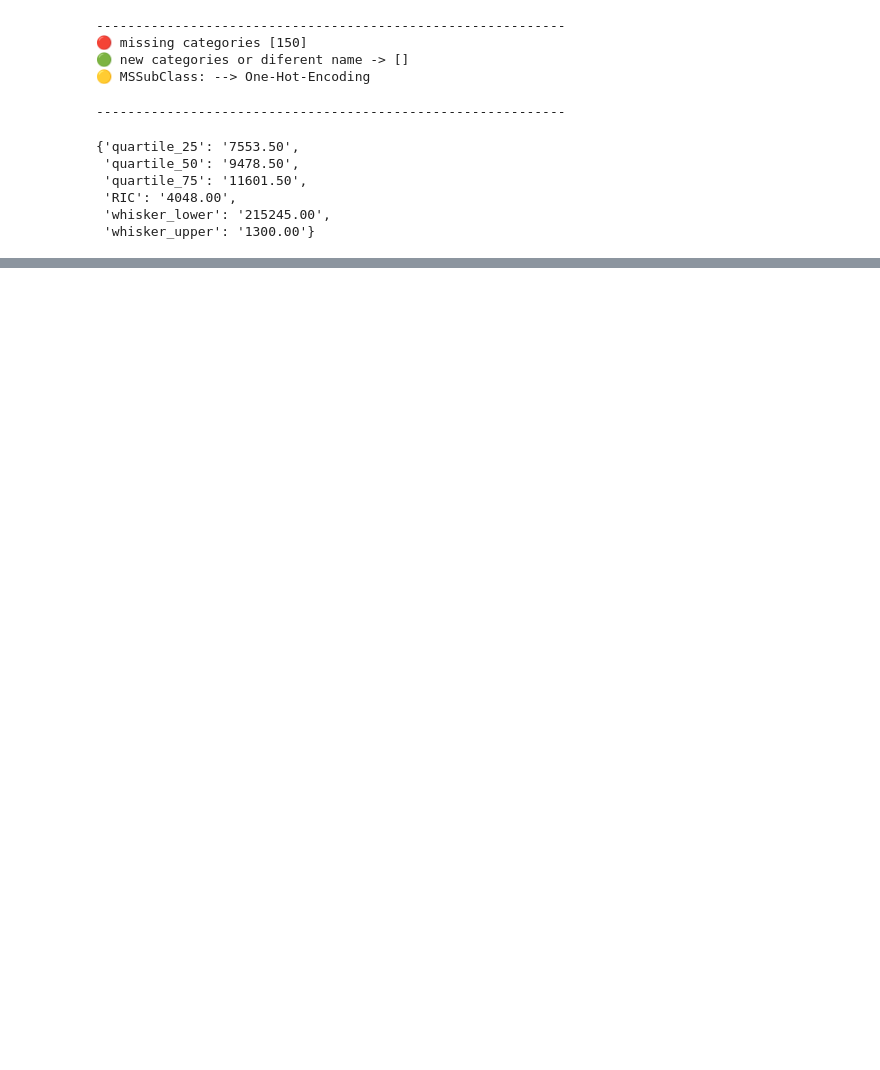
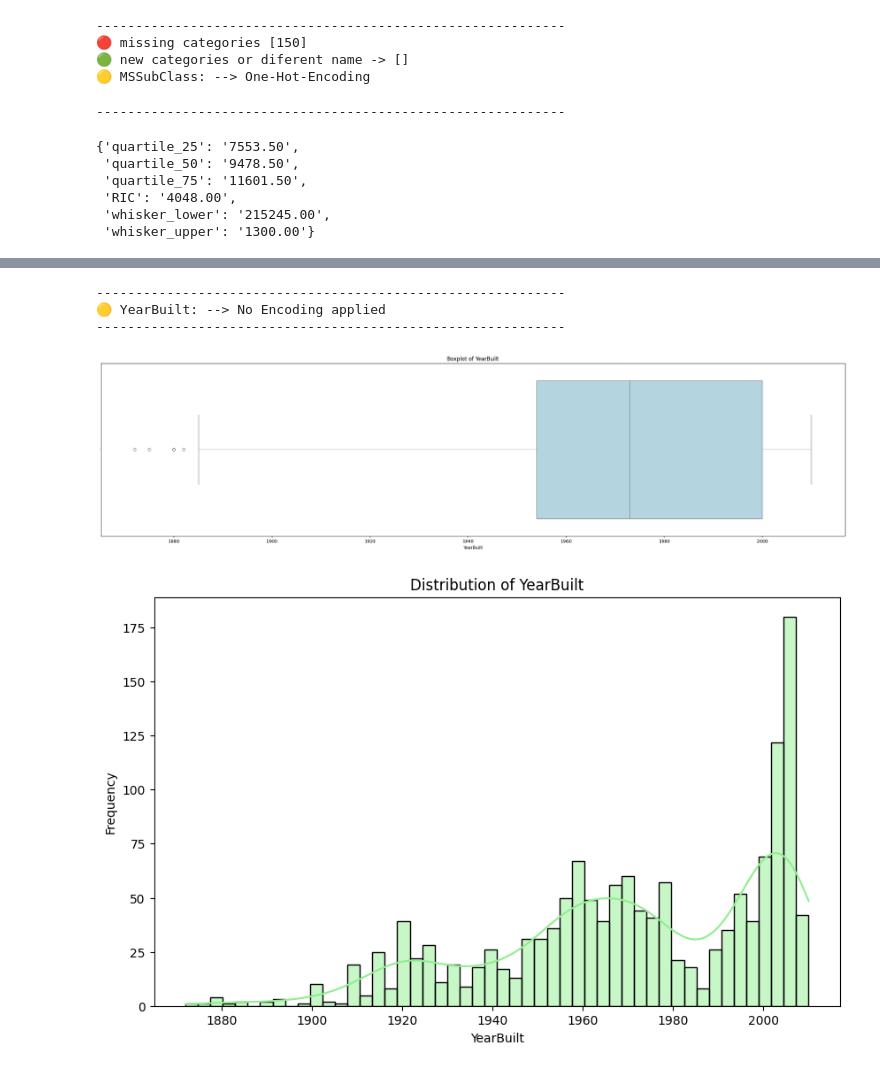
Before and after one commit to Albe036/ML-house-prices, a Jupyter notebook: notebooks/eda_01.ipynb, the cells around one changed output, grey strips where cells are left out. Saved outputs shown, nothing was run; the diff lists cells and outputs as text; code cells hidden in the pictures; blank space fills up the shorter version.

Commit message:
continuacion de analisis de features numericas

```diff
--- a/notebooks/eda_01.ipynb
+++ b/notebooks/eda_01.ipynb
@@ -1416,0 +1298,34 @@ df_train['OverallQual'].unique().tolist()
+# %%
+
+#YearBuilt: Fecha de construcción original.
+print('---'*20)
+#Es una variable numérica continua, no se aplica codificación
+print('🟡 YearBuilt: --> No Encoding applied')
+#Descomentar graficar para ver detalles
+#Boxplot
+plt.figure(figsize=(30,7))
+sns.boxplot(x=df_train['YearBuilt'], color='lightblue')
+plt.title('Boxplot of YearBuilt');
+
+#Histogram
+plt.figure(figsize=(10,6))
+sns.histplot(df_train['YearBuilt'], bins=50, kde=True, color='lightgreen')
+plt.title('Distribution of YearBuilt');
+plt.xlabel('YearBuilt')
+plt.ylabel('Frequency');
+
+
+#Q-Q plot
+plt.figure(figsize=(6,6))
+stats.probplot(df_train['YearBuilt'], dist="norm", plot=plt)
+plt.title('Q-Q Plot of YearBuilt');
+plt.xlabel('Theoretical Quantiles')
+plt.ylabel('Sample Quantiles');
+plt.grid(True);
+print('---'*20)
+# %% [output]
+------------------------------------------------------------
+🟡 YearBuilt: --> No Encoding applied
+------------------------------------------------------------
+[figure, added]
+[figure, added]
```
Also changed, not shown: parts of 46 cells of this notebook.
